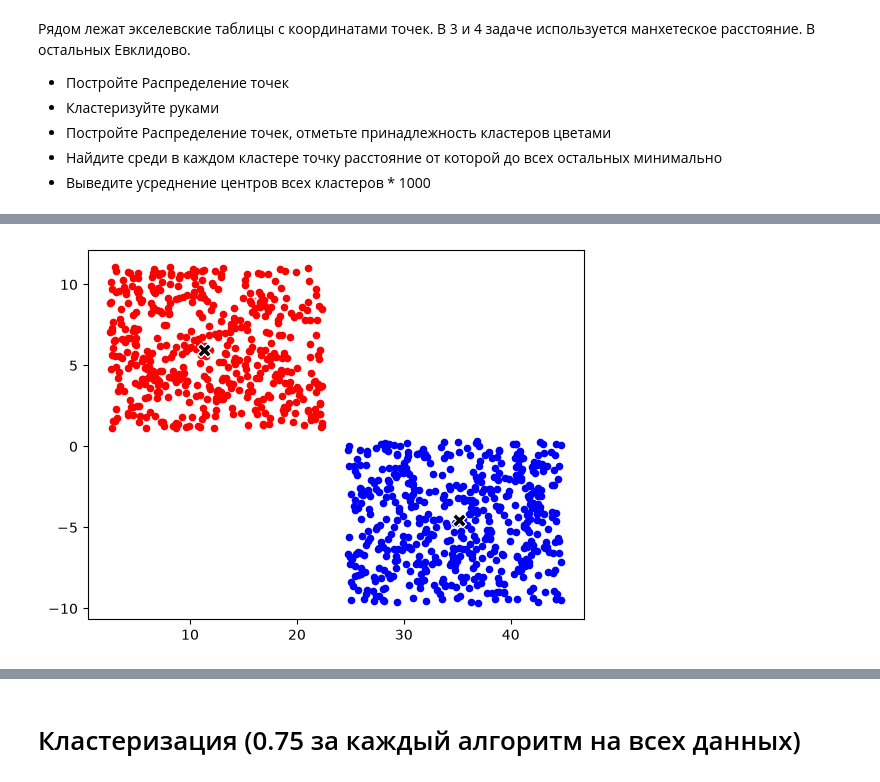
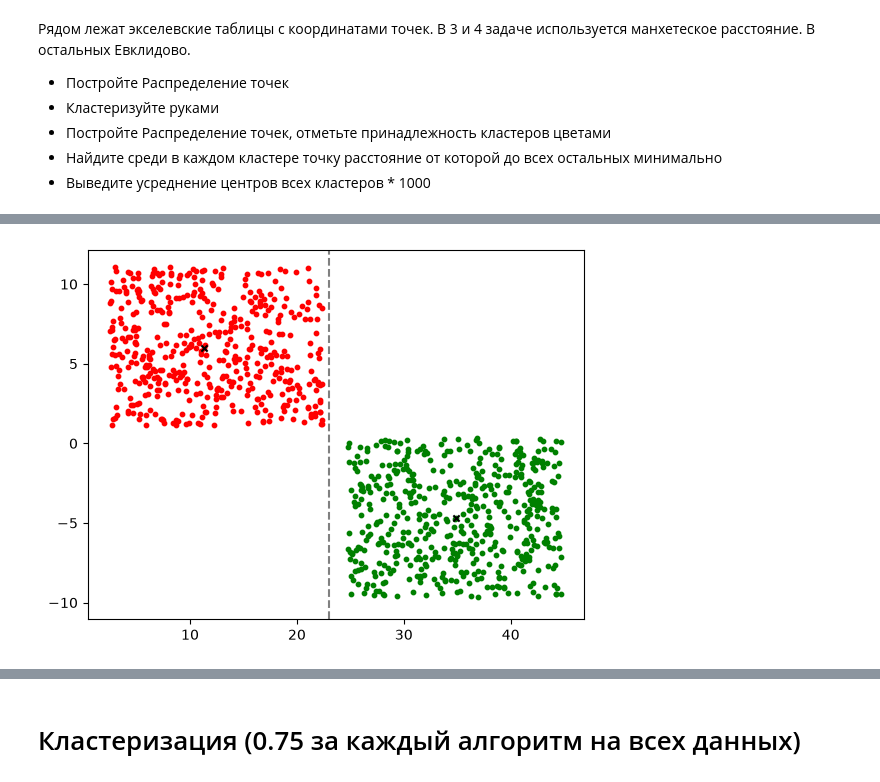
Before and after one commit to isitBrass/merry-go-round, a Jupyter notebook: HW-checkpoint.ipynb, the cells around one changed output, grey strips where cells are left out. Saved outputs shown, nothing was run; the diff lists cells and outputs as text; code cells hidden in the pictures.

```diff
--- a/HW-checkpoint.ipynb
+++ b/HW-checkpoint.ipynb
@@ -220,79 +178,61 @@ import math
 
 def rast(x1, y1, x2, y2):
     return math.sqrt(float(x1 - x2) ** 2 + float(y1 - y2) ** 2)
-
+def urav(x1, y1, x2, y2):
+    return [y2 - y1, x1 - x2, x2 * y1 - y2 * x1]
+def rabotai(p):
+    d = p[:, np.newaxis, :] - p[np.newaxis, :, :]
+    dist = np.sqrt((d ** 2).sum(axis=-1))
+    su = dist.sum(axis=1)
+    ans = p[np.argmin(su)]
+    plt.scatter(ans[0], ans[1], s = 20, marker='x', color = 'black')
+    return ans
 
 df1 = pd.read_excel('/Users/viarg/Downloads/cluster_ege/EGE/2.xlsx', header=None, skiprows = 1)
+
 plt.scatter(df1.iloc[:, 0].values, df1.iloc[:, 1].values, color = 'red', s = 0.1)
 
 toch = df1.iloc[:, :2].values
 
-i1 = random.randint(0, len(toch) - 1)
-i2 = random.randint(0, len(toch) - 1)
-while i2 == i1:
-    i2 = random.randint(0, len(toch) - 1)
+plt.axline([23, -10], [23, 10], linestyle = '--', color = "grey")
 
 
-c1 = toch[i1]
-c2 = toch[i2]
-
-s11 = 0
-s12 = 0
-s21 = 0
-s22 = 0
+abc1 = urav(23, -10, 23, 10)
+a1 = abc1[0]
+b1 = abc1[1]
+c1 = abc1[2]
 
 p1 = []
 p2 = []
 for i in range(len(toch)):
-    x3 = toch[i][0]
-    y3 = toch[i][1]
-    r1 = rast(c1[0], c1[1], x3, y3)
-    r2 = rast(c2[0], c2[1], x3, y3)
-
-    if min(r1, r2) == r1:
-        s11 += x3
-        s12 += y3
-        p1.append((x3, y3))
-        c1[0] = s11 / len(p1)
-        c1[1] = s12 / len(p1)
+    x = toch[i][0]
+    y = toch[i][1]
+    r1 = a1 * x + b1 * y + c1
+    fl1 = 0
+    if r1 > 0:
+        fl1 = 1
+    if fl1 == 0:
+        p1.append(toch[i])
     else:
-        s21 += x3
-        s22 += y3
-        p2.append((x3, y3))
-        c2[0] = s21 / len(p2)
-        c2[1] = s22 / len(p2)
-
+        p2.append(toch[i])
 
 
 p1 = np.array(p1)
 p2 = np.array(p2)
-
 x_p1 = p1[:, 0]
 y_p1 = p1[:, 1]
 
 x_p2 = p2[:, 0]
 y_p2 = p2[:, 1]
 
-diff = p1[:, np.newaxis, :] - p1[np.newaxis, :, :]
-distances = np.sqrt((diff ** 2).sum(axis=-1))
-sums = distances.sum(axis=1)
-ind1 = np.argmin(sums)
+plt.scatter(x_p1, y_p1, color='red', s=10)
+plt.scatter(x_p2, y_p2, color='green', s=10)
 
-plt.scatter(p1[ind1][0], p1[ind1][1], color = 'black', s = 100, marker = 'X', zorder=10, edgecolors='white')
-
-diff = p2[:, np.newaxis, :] - p2[np.newaxis, :, :]
-distances = np.sqrt((diff ** 2).sum(axis=-1))
-sums = distances.sum(axis=1)
-ind2 = np.argmin(sums)
-
-plt.scatter(p2[ind2][0], p2[ind2][1], color = 'black', s = 100, marker = 'X', zorder=10, edgecolors='white')
-
-all = np.array([p1[ind1], p2[ind2]])
-print("Ответ:", *np.mean(all, axis=0) * 1000)
-
-plt.scatter(x_p1, y_p1, color='red', s=20)
-plt.scatter(x_p2, y_p2, color='blue', s=20)
-
+c1 = rabotai(p1)
+c2 = rabotai(p2)
+center = np.mean([c1, c2], axis = 0)
+res = center * 1000
+print(center)
 
 plt.show()
 # %% [output]
@@ -300,4 +240,4 @@ plt.show()
-[figure, old version]
+[figure, new version]
 # %%
 import matplotlib.pyplot as plt
 import numpy as np
```
Also changed, not shown: parts of 8 cells of this notebook, 1 other file.
